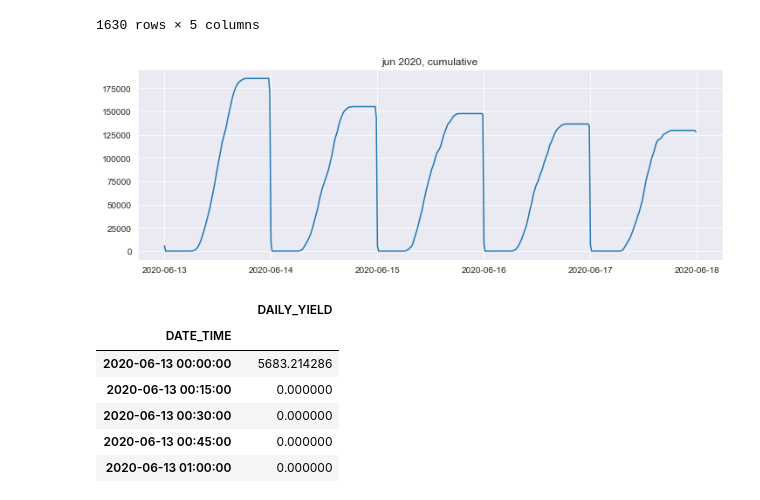
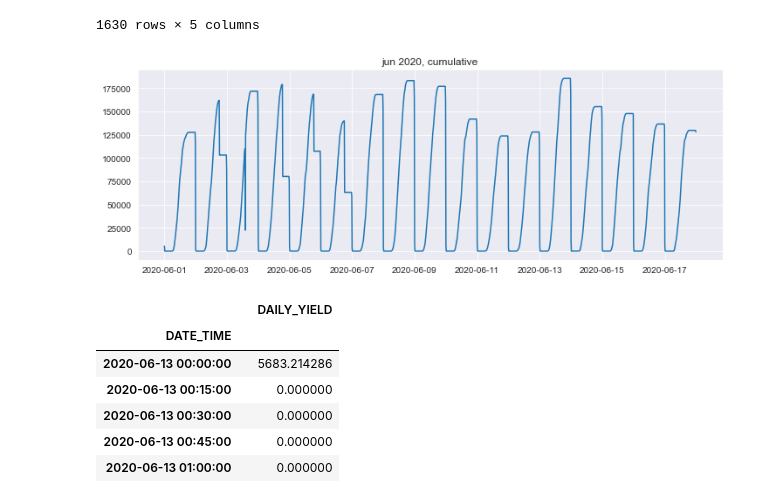
Before and after one commit to Ozxahmed/flatiron_capstone, a Jupyter notebook: notebooks/exploratory/oz_03_fsm.ipynb, the cells around one changed output. Saved outputs shown, nothing was run; the diff lists cells and outputs as text; code cells hidden in the pictures.

```diff
--- a/notebooks/exploratory/oz_03_fsm.ipynb
+++ b/notebooks/exploratory/oz_03_fsm.ipynb
@@ -92,10 +87,10 @@ pred_gen_jun
 1630 rows × 5 columns
 # %%
 plt.subplots(figsize = (12,4))
-plt.plot(pred_gen.DAILY_YIELD)
+plt.plot(pred_gen_jun.DAILY_YIELD)
 plt.title('jun 2020, cumulative');
 # %% [output]
-[figure, old version]
+[figure, new version]
 # %%
 # data from 6/13 and on
 
```
Also changed, not shown: parts of 8 cells of this notebook, 1 other file.
